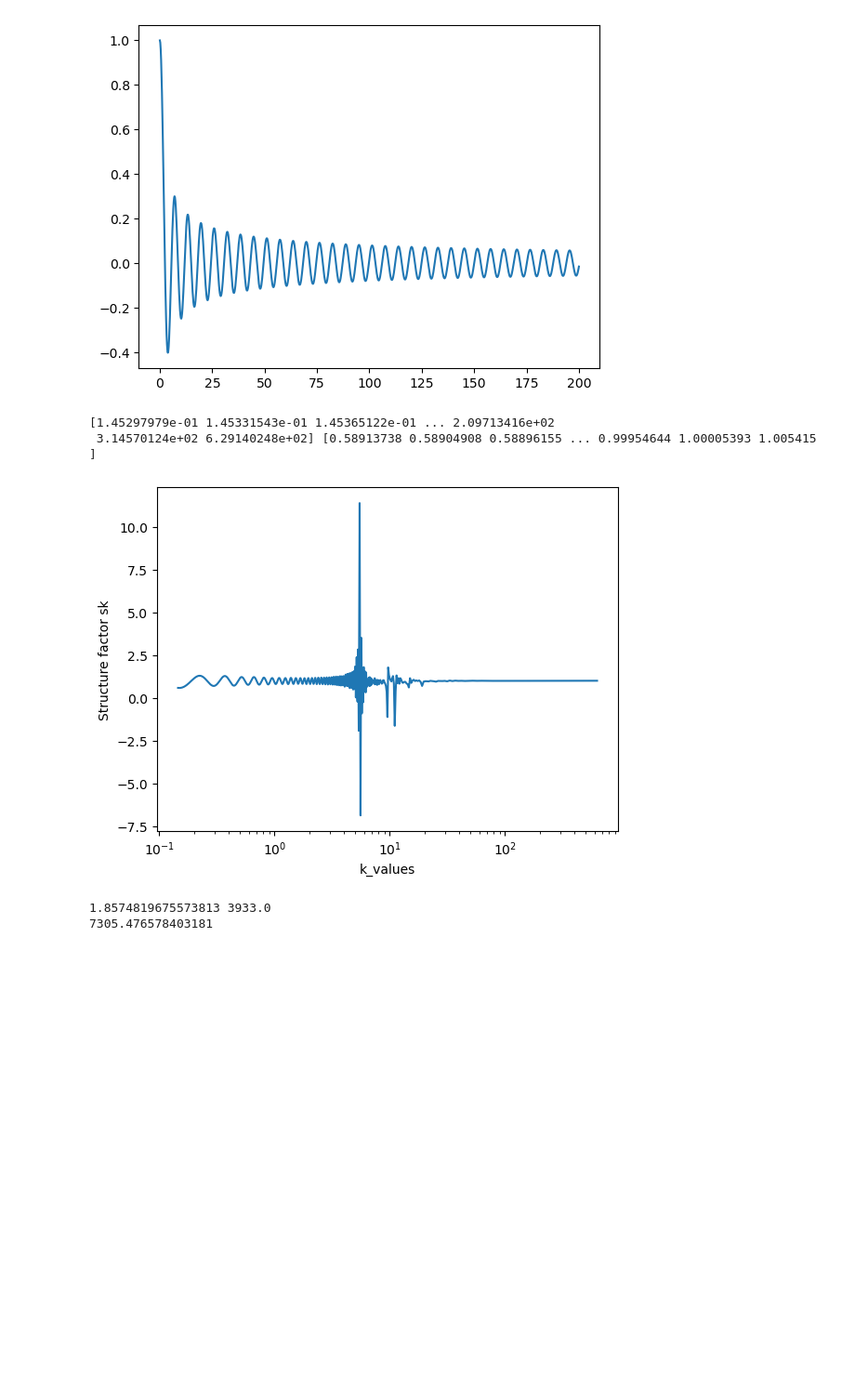
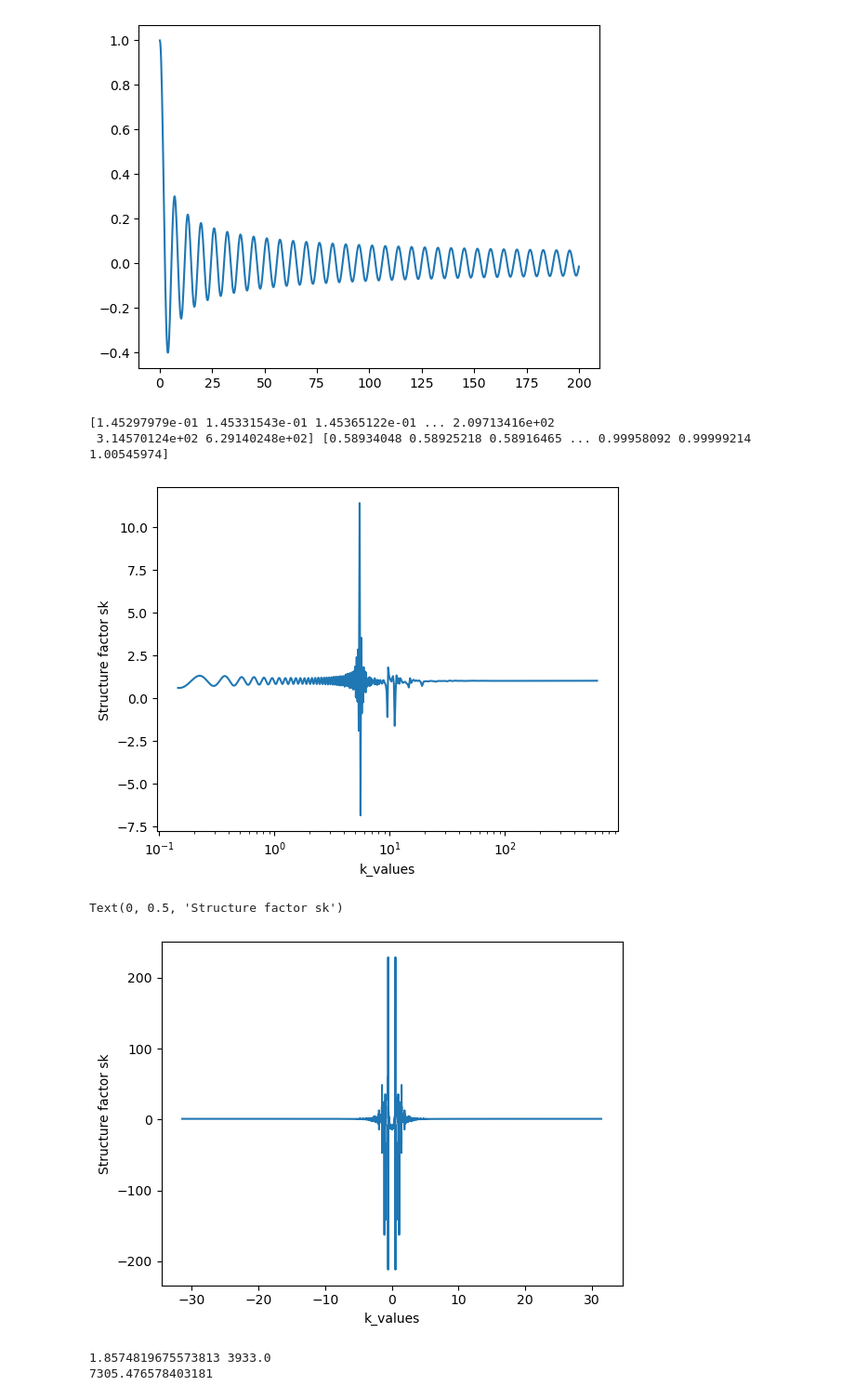
Before and after one commit to xianyang316/Hyperuniformity_simulation, a Jupyter notebook: code/calc_test.ipynb, the cells around one changed output. Shown at 93% size. Saved outputs shown, nothing was run; the diff lists cells and outputs as text; code cells hidden in the pictures; blank space fills up the shorter version.

```diff
--- a/code/calc_test.ipynb
+++ b/code/calc_test.ipynb
@@ -42,6 +42,20 @@ class Hyperuniform_helper:
         g_spline = spline(r_fine)
         return r_fine, g_spline
 
+    def Fourier_transform_2d(self, gr):
+    # Subtract 1 to obtain h(r) from g(r)
+        hr = gr - 1
+        h_r_neg = hr[::-1]      # Mirror the h(r) data
+
+        h_r_full = np.concatenate((h_r_neg, hr))
+
+        # Compute the 1D Fourier transform
+        hk = np.fft.fftshift(np.fft.fft(np.fft.ifftshift(h_r_full)))
+
+        Sk = 1 + np.real(hk)
+
+        return Sk
+
     def hankel_transform_2d(self, gr, r, k_values):
         hk = np.zeros(len(k_values))
         delta_r = np.diff(r)[0]
@@ -54,19 +68,17 @@ class Hyperuniform_helper:
         delta_r = np.diff(r)[0]
         window_intersection = 2/np.pi*(np.acos(r/(2*self.radius))-r/(2*self.radius)*(1-r**2/(4*self.radius**2))**0.5)
         integrand = r*(gr-1)*window_intersection
-        print((1+self.bulk_density*2*np.pi*np.trapezoid(integrand, r, dx=delta_r)), self.bulk_density*np.pi*self.radius**2)
         return self.bulk_density*np.pi*self.radius**2*(1+self.bulk_density*2*np.pi*np.trapezoid(integrand, r, dx=delta_r))
 
     def variance_calculations_in_reciprocal_space_2d(self, sk, k):
         delta_k = np.diff(k)[0]  # Assuming uniform spacing
         integrand = k*sk*(2**2*np.pi*gamma(2)*j1(k*self.radius)**2/k**2)
         variance_square = self.bulk_density*np.pi*self.radius**2*(1/(2*np.pi)*np.trapezoid(integrand, k, dx=delta_k))
-        print(self.bulk_density*np.pi*self.radius**2, (1/(2*np.pi)*np.trapezoid(integrand, k, dx=delta_k)))
         return variance_square
 # %%
 all_gr = []
 for i in range(4000):
-    file_name = f'positions_closed_packed/positions_{i}.txt'
+    file_name = f'data/positions_closed_packed/positions_{i}.txt'
     data = np.loadtxt(file_name)
     rho, box_length, volume_fraction = data[0]
     helper = Hyperuniform_helper(box_length/2, np.zeros(3), data[1:,], rho)
@@ -149,7 +161,7 @@ print(y[-1])
 [figure]
 # %%
 k_values = np.sort(2*np.pi/r_fit[1:])
-sk = helper.hankel_transform_2d(g_fit, r_fit, k_values)
+sk = helper.hankel_transform_2d(g_fit[1:], r_fit[1:], k_values)
 plt.plot(k_values, sk)
 plt.xscale('log')
 plt.xlabel("k_values")
@@ -157,8 +169,20 @@ plt.ylabel("Structure factor sk")
 print(k_values, sk)
 # %% [output]
 [1.45297979e-01 1.45331543e-01 1.45365122e-01 ... 2.09713416e+02
- 3.14570124e+02 6.29140248e+02] [0.58913738 0.58904908 0.58896155 ... 0.99954644 1.00005393 1.005415  ]
+ 3.14570124e+02 6.29140248e+02] [0.58934048 0.58925218 0.58916465 ... 0.99958092 0.99999214 1.00545974]
 [figure]
+# %%
+sk = helper.Fourier_transform_2d(g_fit[1:])
+r_neg = -r_fit[1:][::-1]         # Negative radial coordinates
+r_full = np.concatenate((r_neg, r_fit[1:]))
+N = len(r_full)
+k_values = 2 * np.pi * np.fft.fftshift(np.fft.fftfreq(N, d=(r[1] - r[0])))
+plt.plot(k_values, sk)
+plt.xlabel("k_values")
+plt.ylabel("Structure factor sk")
+# %% [output]
+Text(0, 0.5, 'Structure factor sk')
+[figure, added]
 # %%
 variance_square=helper.variance_calculation_in_real_space(r_fit, g_fit)
 print(variance_square)
```
Also changed, not shown: parts of 2 cells of this notebook, 5 other files.
